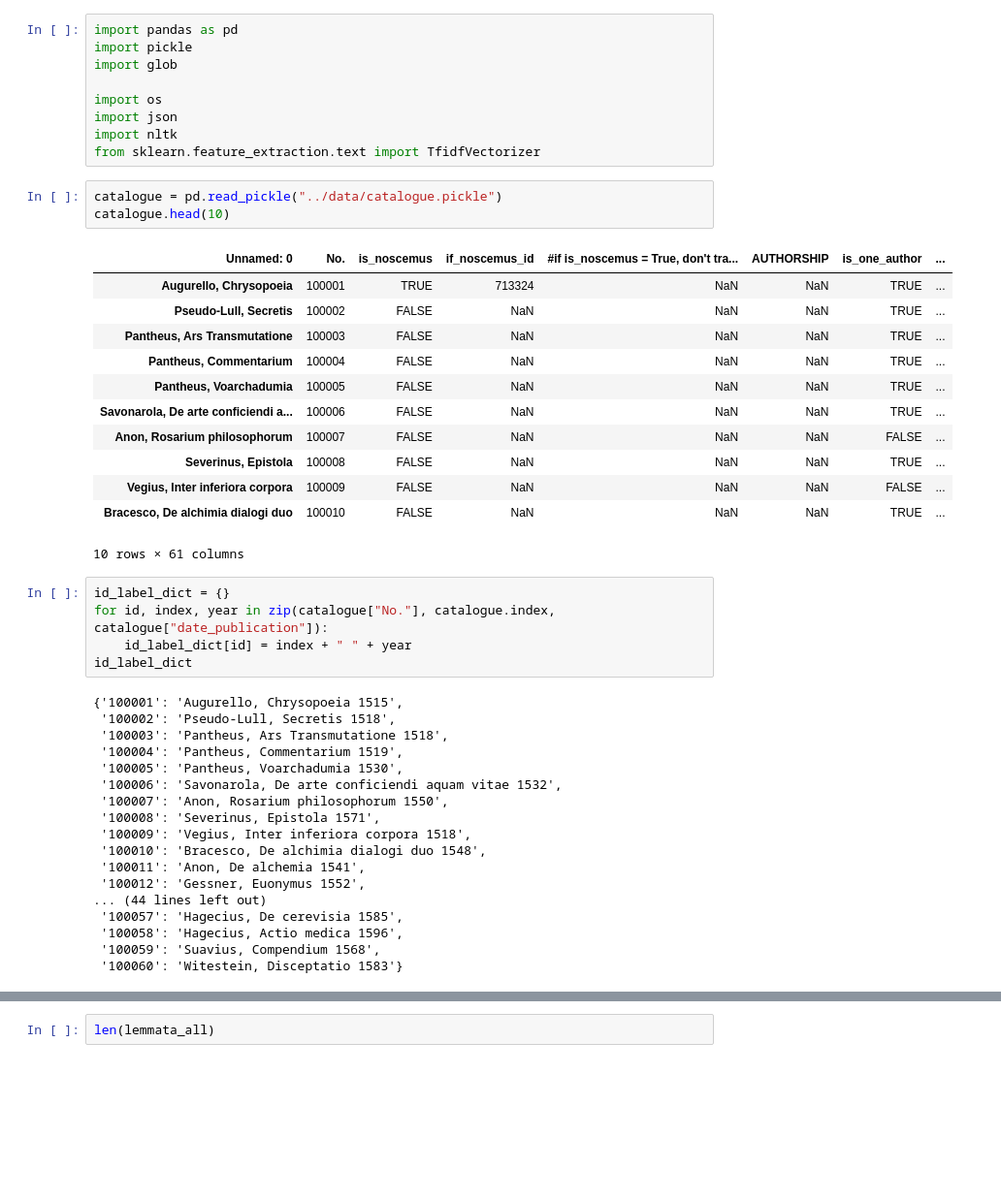
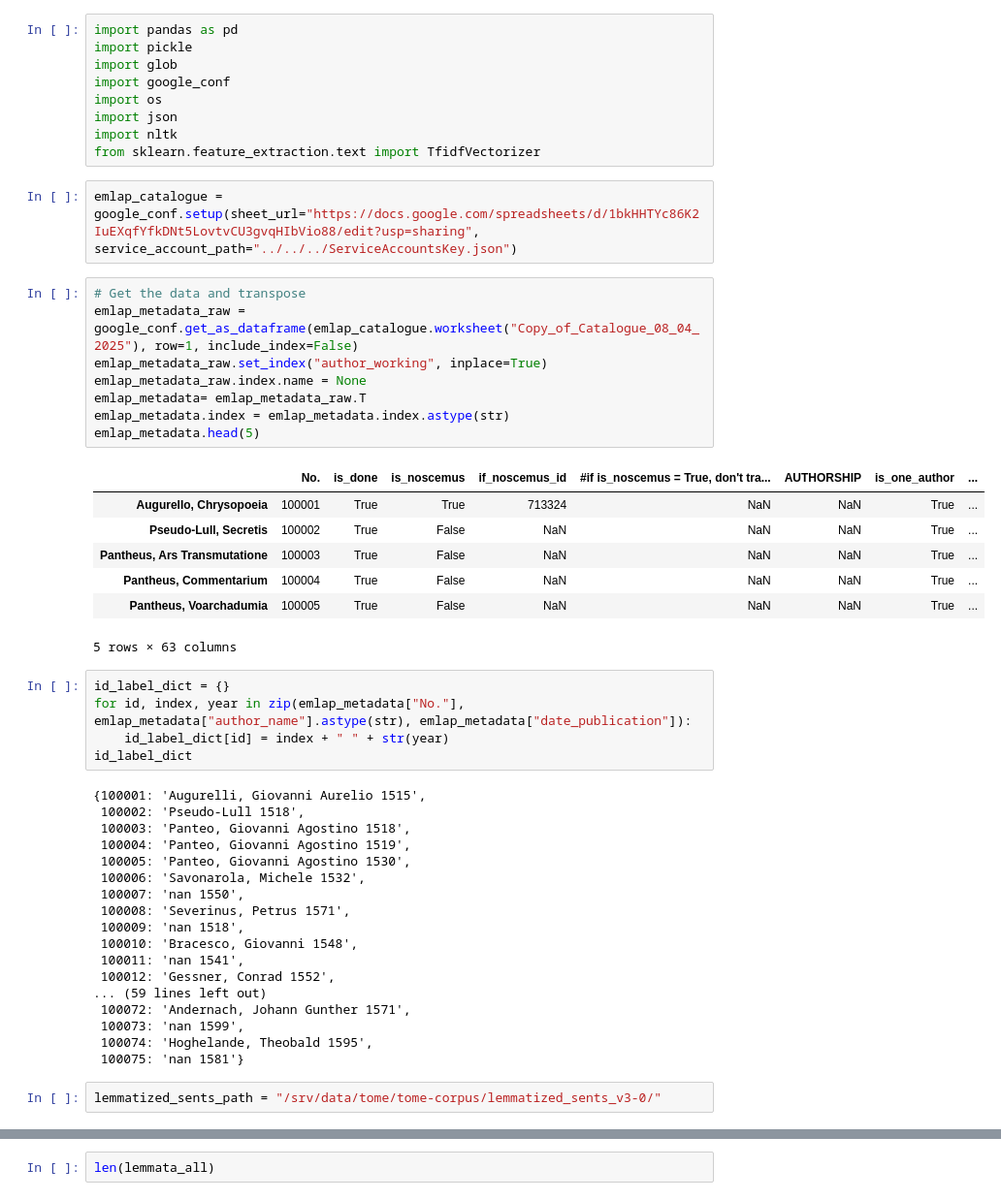
Before and after one commit to CCS-ZCU/EMLAP_ETL, a Jupyter notebook: scripts/4_freqs-explorations.ipynb, the cells around one changed output, grey strips where cells are left out. Shown at 97% size. Cells and saved outputs as stored; diff of their text form; blank space fills up the shorter version.

```diff
--- a/scripts/4_freqs-explorations.ipynb
+++ b/scripts/4_freqs-explorations.ipynb
@@ -2,47 +2,51 @@
 import pandas as pd
 import pickle
 import glob
-
+import google_conf
 import os
 import json
 import nltk
 from sklearn.feature_extraction.text import TfidfVectorizer
-# %%
-catalogue = pd.read_pickle("../data/catalogue.pickle")
-catalogue.head(10)
-# %% [output]
-| Unnamed: 0 | No. | is_noscemus | if_noscemus_id | #if is_noscemus = True, don't tra... | AUTHORSHIP | is_one_author | ... |
-| Augurello, Chrysopoeia | 100001 | TRUE | 713324 | NaN | NaN | TRUE | ... |
-| Pseudo-Lull, Secretis | 100002 | FALSE | NaN | NaN | NaN | TRUE | ... |
-| Pantheus, Ars Transmutatione | 100003 | FALSE | NaN | NaN | NaN | TRUE | ... |
-| Pantheus, Commentarium | 100004 | FALSE | NaN | NaN | NaN | TRUE | ... |
-| Pantheus, Voarchadumia | 100005 | FALSE | NaN | NaN | NaN | TRUE | ... |
-| Savonarola, De arte conficiendi a... | 100006 | FALSE | NaN | NaN | NaN | TRUE | ... |
-| Anon, Rosarium philosophorum | 100007 | FALSE | NaN | NaN | NaN | FALSE | ... |
-| Severinus, Epistola | 100008 | FALSE | NaN | NaN | NaN | TRUE | ... |
-| Vegius, Inter inferiora corpora | 100009 | FALSE | NaN | NaN | NaN | FALSE | ... |
-| Bracesco, De alchimia dialogi duo | 100010 | FALSE | NaN | NaN | NaN | TRUE | ... |
-10 rows × 61 columns
+# %%
+emlap_catalogue = google_conf.setup(sheet_url="https://docs.google.com/spreadsheets/d/1bkHHTYc86K2IuEXqfYfkDNt5LovtvCU3gvqHIbVio88/edit?usp=sharing", service_account_path="../../../ServiceAccountsKey.json")
+# %%
+# Get the data and transpose
+emlap_metadata_raw = google_conf.get_as_dataframe(emlap_catalogue.worksheet("Copy_of_Catalogue_08_04_2025"), row=1, include_index=False)
+emlap_metadata_raw.set_index("author_working", inplace=True)
+emlap_metadata_raw.index.name = None
+emlap_metadata= emlap_metadata_raw.T
+emlap_metadata.index = emlap_metadata.index.astype(str)
+emlap_metadata.head(5)
+# %% [output]
+|  | No. | is_done | is_noscemus | if_noscemus_id | #if is_noscemus = True, don't tra... | AUTHORSHIP | is_one_author | ... |
+| Augurello, Chrysopoeia | 100001 | True | True | 713324 | NaN | NaN | True | ... |
+| Pseudo-Lull, Secretis | 100002 | True | False | NaN | NaN | NaN | True | ... |
+| Pantheus, Ars Transmutatione | 100003 | True | False | NaN | NaN | NaN | True | ... |
+| Pantheus, Commentarium | 100004 | True | False | NaN | NaN | NaN | True | ... |
+| Pantheus, Voarchadumia | 100005 | True | False | NaN | NaN | NaN | True | ... |
+5 rows × 63 columns
 # %%
 id_label_dict = {}
-for id, index, year in zip(catalogue["No."], catalogue.index, catalogue["date_publication"]):
-    id_label_dict[id] = index + " " + year
+for id, index, year in zip(emlap_metadata["No."], emlap_metadata["author_name"].astype(str), emlap_metadata["date_publication"]):
+    id_label_dict[id] = index + " " + str(year)
 id_label_dict
 # %% [output]
-{'100001': 'Augurello, Chrysopoeia 1515',
- '100002': 'Pseudo-Lull, Secretis 1518',
- '100003': 'Pantheus, Ars Transmutatione 1518',
- '100004': 'Pantheus, Commentarium 1519',
- '100005': 'Pantheus, Voarchadumia 1530',
- '100006': 'Savonarola, De arte conficiendi aquam vitae 1532',
- '100007': 'Anon, Rosarium philosophorum 1550',
- '100008': 'Severinus, Epistola 1571',
- '100009': 'Vegius, Inter inferiora corpora 1518',
- '100010': 'Bracesco, De alchimia dialogi duo 1548',
- '100011': 'Anon, De alchemia 1541',
- '100012': 'Gessner, Euonymus 1552',
-... (44 lines left out)
- '100057': 'Hagecius, De cerevisia 1585',
- '100058': 'Hagecius, Actio medica 1596',
- '100059': 'Suavius, Compendium 1568',
- '100060': 'Witestein, Disceptatio 1583'}
+{100001: 'Augurelli, Giovanni Aurelio 1515',
+ 100002: 'Pseudo-Lull 1518',
+ 100003: 'Panteo, Giovanni Agostino 1518',
+ 100004: 'Panteo, Giovanni Agostino 1519',
+ 100005: 'Panteo, Giovanni Agostino 1530',
+ 100006: 'Savonarola, Michele 1532',
+ 100007: 'nan 1550',
+ 100008: 'Severinus, Petrus 1571',
+ 100009: 'nan 1518',
+ 100010: 'Bracesco, Giovanni 1548',
+ 100011: 'nan 1541',
+ 100012: 'Gessner, Conrad 1552',
+... (59 lines left out)
+ 100072: 'Andernach, Johann Gunther 1571',
+ 100073: 'nan 1599',
+ 100074: 'Hoghelande, Theobald 1595',
+ 100075: 'nan 1581'}
+# %%
+lemmatized_sents_path = "/srv/data/tome/tome-corpus/lemmatized_sents_v3-0/"
```
Also changed, not shown: parts of 9 cells of this notebook, 5 other files.
